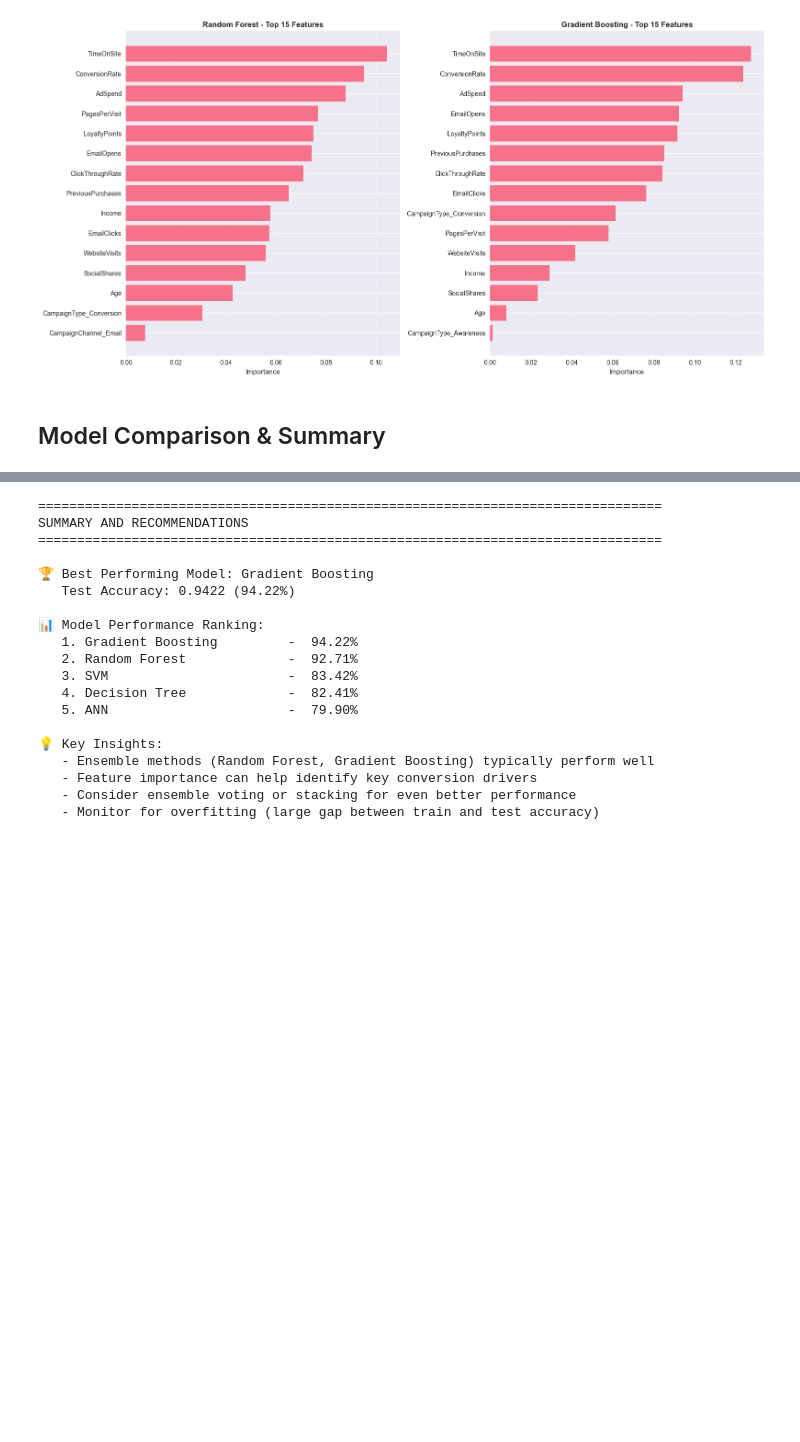
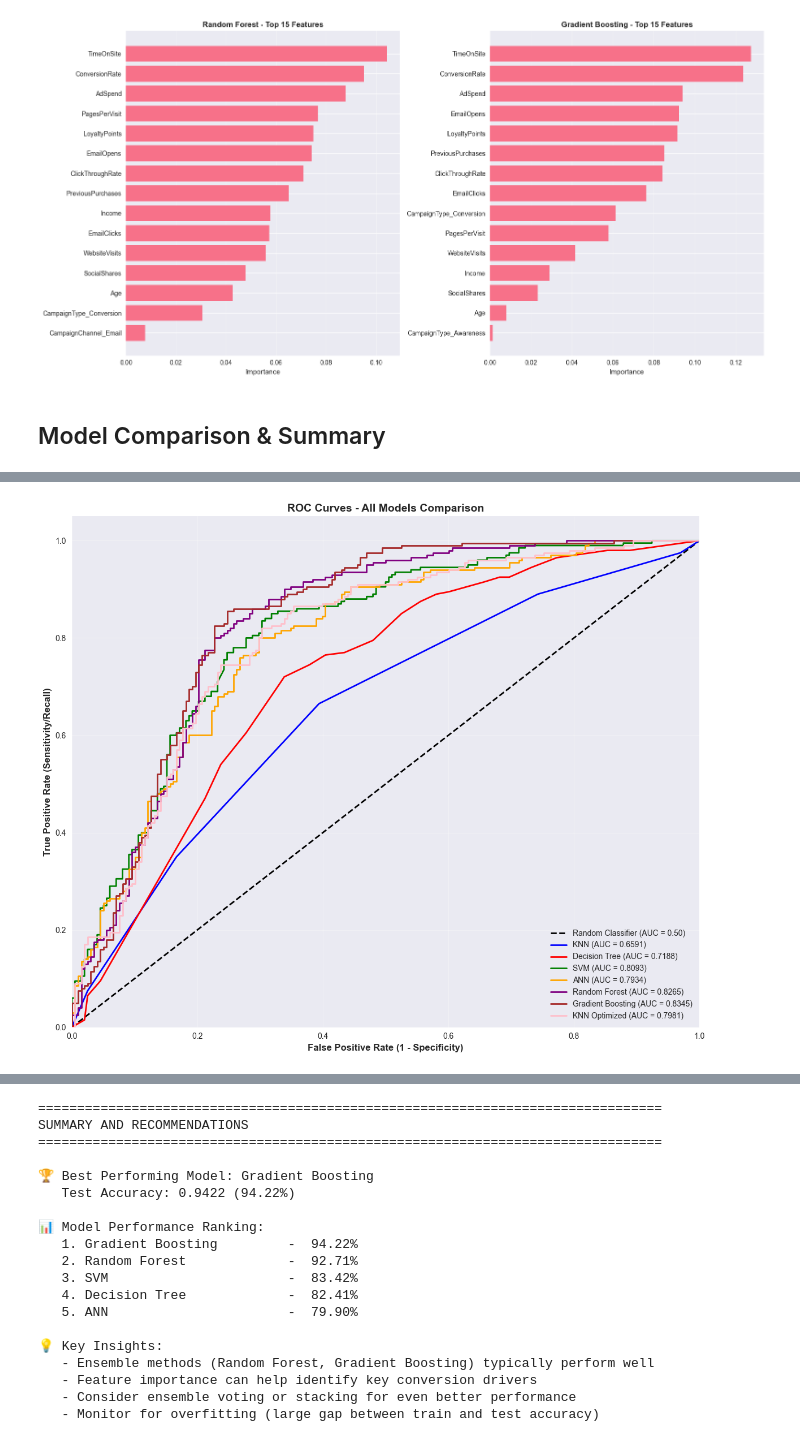
Before and after one commit to M7zain/marketing, a Jupyter notebook: project.ipynb, the cells around one changed output, grey strips where cells are left out. Cells and saved outputs as stored; diff of their text form; code cells hidden in the pictures; blank space fills up the shorter version.

```diff
--- a/project.ipynb
+++ b/project.ipynb
@@ -1759,23 +1835,21 @@ gb_model.fit(X_train_gb, y_train_all)
 y_train_pred_gb = gb_model.predict(X_train_gb)
 y_test_pred_gb = gb_model.predict(X_test_gb)
 
-# Evaluation
-train_acc_gb = accuracy_score(y_train_all, y_train_pred_gb)
-test_acc_gb = accuracy_score(y_test_all, y_test_pred_gb)
+# Get probabilities for ROC-AUC
+y_test_pred_proba_gb = gb_model.predict_proba(X_test_gb)[:, 1]
 
-print(f"\nTraining Accuracy: {train_acc_gb:.4f} ({train_acc_gb*100:.2f}%)")
-print(f"Test Accuracy: {test_acc_gb:.4f} ({test_acc_gb*100:.2f}%)")
+# Comprehensive evaluation
+train_metrics_gb = comprehensive_evaluation(y_train_all, y_train_pred_gb, model_name="Gradient Boosting (Train)")
+test_metrics_gb = comprehensive_evaluation(y_test_all, y_test_pred_gb, y_test_pred_proba_gb, model_name="Gradient Boosting (Test)")
 
 # Store results
 model_results['Gradient Boosting'] = {
-    'train_acc': train_acc_gb,
-    'test_acc': test_acc_gb,
+    'train_acc': train_metrics_gb['Accuracy'],
+    'test_acc': test_metrics_gb['Accuracy'],
     'model': gb_model,
-    'predictions': y_test_pred_gb
+    'predictions': y_test_pred_gb,
+    'metrics': test_metrics_gb
 }
-
-print("\nClassification Report:")
-print(classification_report(y_test_all, y_test_pred_gb, target_names=['No Conversion', 'Conversion']))
 # %% [output]
 GRADIENT BOOSTING MODEL
 ============================================================
@@ -1957,0 +2225,56 @@ Gradient Boosting   0.7739    0.7778 0.7700   0.7739
+# %%
+# Plot all ROC curves together
+plt.figure(figsize=(12, 10))
+
+# Plot diagonal line (random classifier)
+plt.plot([0, 1], [0, 1], 'k--', linewidth=2, label='Random Classifier (AUC = 0.50)')
+
+# Plot ROC curve for each model
+colors = ['blue', 'red', 'green', 'orange', 'purple', 'brown', 'pink', 'gray']
+color_idx = 0
+
+for model_name, data in roc_data.items():
+    plt.plot(data['fpr'], data['tpr'],
+             linewidth=2,
+             label=f'{model_name} (AUC = {data["auc"]:.4f})',
+             color=colors[color_idx % len(colors)])
+    color_idx += 1
+
+plt.xlim([0.0, 1.0])
+plt.ylim([0.0, 1.05])
+plt.xlabel('False Positive Rate (1 - Specificity)', fontsize=12, fontweight='bold')
+plt.ylabel('True Positive Rate (Sensitivity/Recall)', fontsize=12, fontweight='bold')
+plt.title('ROC Curves - All Models Comparison', fontsize=14, fontweight='bold')
+plt.legend(loc="lower right", fontsize=10)
+plt.grid(True, alpha=0.3)
+plt.tight_layout()
+plt.show()
+
+# Print AUC summary
+print("\n" + "=" * 80)
+print("ROC-AUC SUMMARY")
+print("=" * 80)
+print(f"{'Model':<25s} {'AUC Score':<15s} {'Interpretation':<30s}")
+print("-" * 80)
+
+# Sort by AUC
+sorted_roc = sorted(roc_data.items(), key=lambda x: x[1]['auc'], reverse=True)
+
+for model_name, data in sorted_roc:
+    auc_score = data['auc']
+    if auc_score >= 0.9:
+        interpretation = "Excellent"
+    elif auc_score >= 0.8:
+        interpretation = "Good"
+    elif auc_score >= 0.7:
+        interpretation = "Fair"
+    elif auc_score >= 0.6:
+        interpretation = "Poor"
+    else:
+        interpretation = "Very Poor"
+
+    print(f"{model_name:<25s} {auc_score:<15.4f} {interpretation:<30s}")
+
+print("\n" + "=" * 80)
+# %% [output]
+[figure, added]
```
Also changed, not shown: parts of 23 cells of this notebook.
